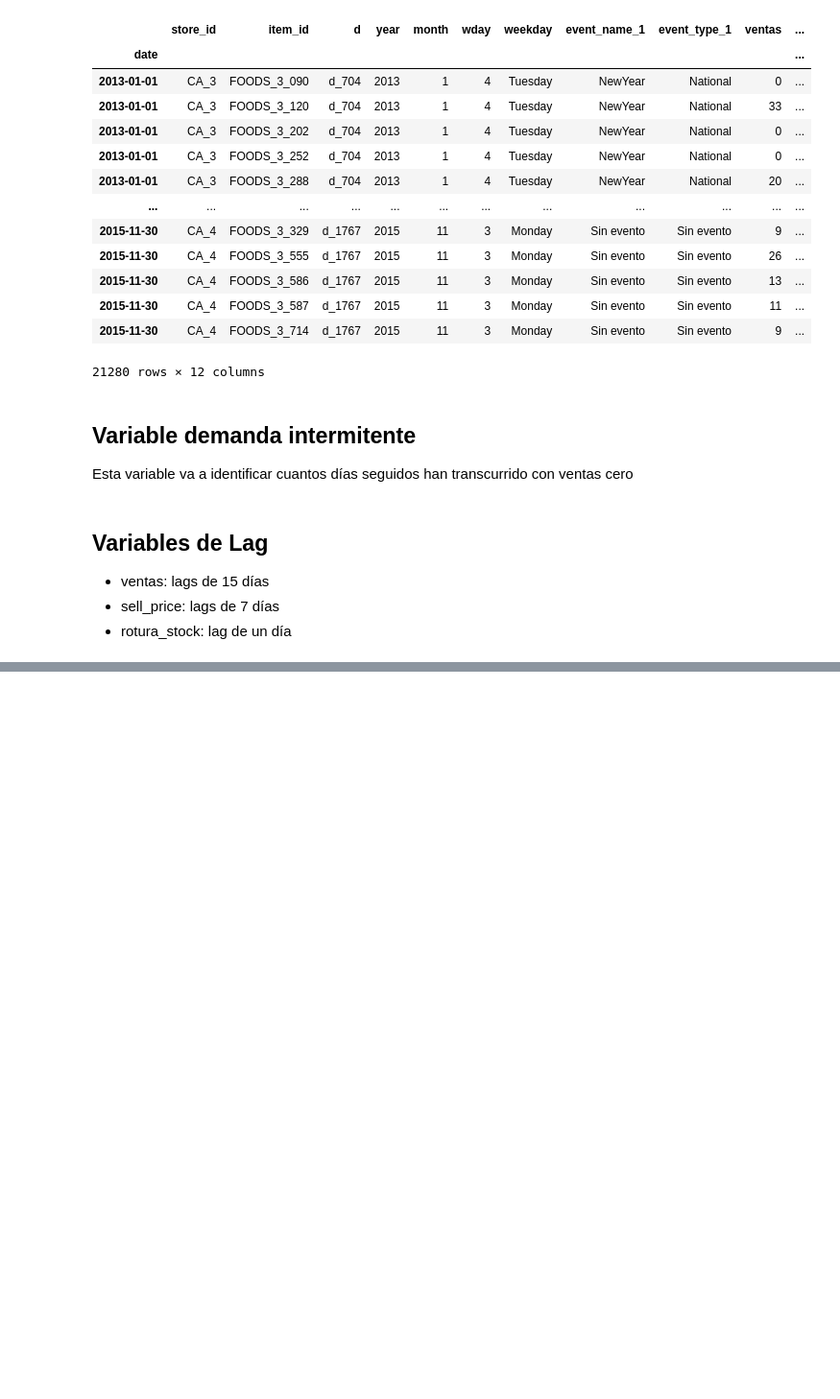
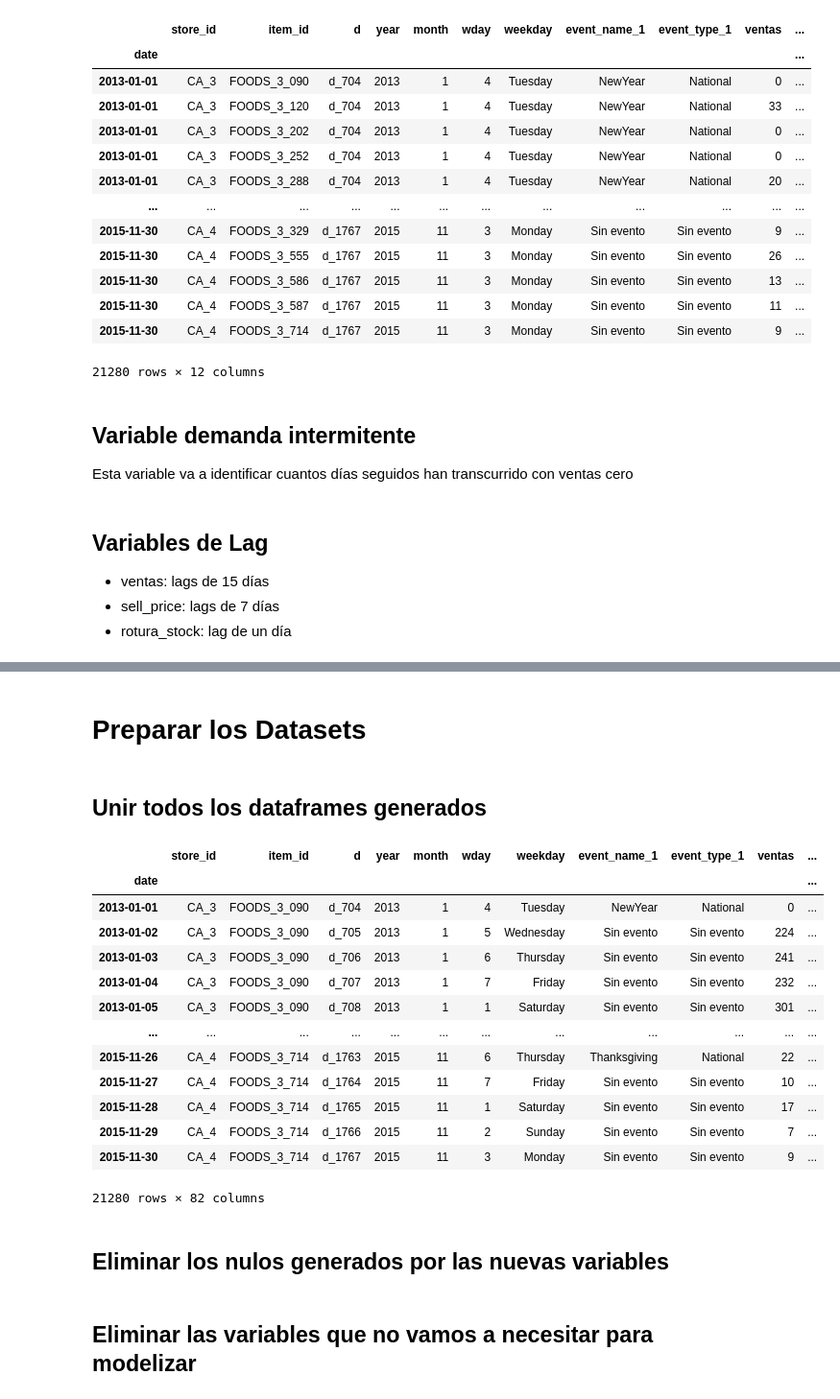
Before and after one commit to PabloHVega/ForecastingRetail, a Jupyter notebook: 03_notebooks/04_Transformacion_de_Datos.ipynb, the cells around one changed output, grey strips where cells are left out. Shown at 96% size. Drawn from its saved outputs; the diff is of its cells as text; code cells hidden in the pictures; blank space fills up the shorter version.

Commit message:
Final transformación variables

```diff
--- a/03_notebooks/04_Transformacion_de_Datos.ipynb
+++ b/03_notebooks/04_Transformacion_de_Datos.ipynb
@@ -95,0 +156,59 @@ lags_
+# %%
+def max_movil(df, variable, num_periodos= 7):
+
+    maxm = pd.DataFrame()
+
+    for cada in range(2, num_periodos+1):
+        maxm[variable + '_maxm_' + str(cada)] = df[variable].shift(1).rolling(cada).max()
+
+    return(maxm)
+# %%
+min_movil_df = (df.groupby(['store_id', 'item_id'])
+                    .apply(lambda x : min_movil(df = x, variable= 'ventas', num_periodos= 15))
+                    .reset_index()
+                    .set_index('date'))
+# %%
+media_movil_df = (df.groupby(['store_id', 'item_id'])
+                    .apply(lambda x : media_movil(df = x, variable= 'ventas', num_periodos= 15))
+                    .reset_index()
+                    .set_index('date'))
+# %%
+max_movil_df = (df.groupby(['store_id', 'item_id'])
+                    .apply(lambda x : max_movil(df = x, variable= 'ventas', num_periodos= 15))
+                    .reset_index()
+                    .set_index('date'))
+# %% [markdown]
+# Preparar los Datasets
+# %% [markdown]
+## Unir todos los dataframes generados
+# %%
+df_unido = pd.concat([df,
+             lags_sell_price_df,
+             lags_rotura_stock_3_df,
+             lags_rotura_stock_7_df,
+             lags_rotura_stock_15_df,
+             lags_ventas_df,
+             min_movil_df,
+             media_movil_df,
+             max_movil_df], axis = 1 )
+
+# Eliminar columnas duplicadas
+df_unido = df_unido.loc[:,~df_unido.columns.duplicated()]
+df_unido
+# %% [output]
+|  | store_id | item_id | d | year | month | wday | weekday | event_name_1 | event_type_1 | ventas | ... |
+| date |  |  |  |  |  |  |  |  |  |  | ... |
+| 2013-01-01 | CA_3 | FOODS_3_090 | d_704 | 2013 | 1 | 4 | Tuesday | NewYear | National | 0 | ... |
+| 2013-01-02 | CA_3 | FOODS_3_090 | d_705 | 2013 | 1 | 5 | Wednesday | Sin evento | Sin evento | 224 | ... |
+| 2013-01-03 | CA_3 | FOODS_3_090 | d_706 | 2013 | 1 | 6 | Thursday | Sin evento | Sin evento | 241 | ... |
+| 2013-01-04 | CA_3 | FOODS_3_090 | d_707 | 2013 | 1 | 7 | Friday | Sin evento | Sin evento | 232 | ... |
+| 2013-01-05 | CA_3 | FOODS_3_090 | d_708 | 2013 | 1 | 1 | Saturday | Sin evento | Sin evento | 301 | ... |
+| ... | ... | ... | ... | ... | ... | ... | ... | ... | ... | ... | ... |
+| 2015-11-26 | CA_4 | FOODS_3_714 | d_1763 | 2015 | 11 | 6 | Thursday | Thanksgiving | National | 22 | ... |
+| 2015-11-27 | CA_4 | FOODS_3_714 | d_1764 | 2015 | 11 | 7 | Friday | Sin evento | Sin evento | 10 | ... |
+| 2015-11-28 | CA_4 | FOODS_3_714 | d_1765 | 2015 | 11 | 1 | Saturday | Sin evento | Sin evento | 17 | ... |
+| 2015-11-29 | CA_4 | FOODS_3_714 | d_1766 | 2015 | 11 | 2 | Sunday | Sin evento | Sin evento | 7 | ... |
+| 2015-11-30 | CA_4 | FOODS_3_714 | d_1767 | 2015 | 11 | 3 | Monday | Sin evento | Sin evento | 9 | ... |
+21280 rows × 82 columns
+# %% [markdown]
+## Eliminar los nulos generados por las nuevas variables
@@ -95,0 +217,2 @@ lags_
+# %% [markdown]
+## Eliminar las variables que no vamos a necesitar para modelizar
```
Also changed, not shown: parts of 46 cells of this notebook, 1 other file.
